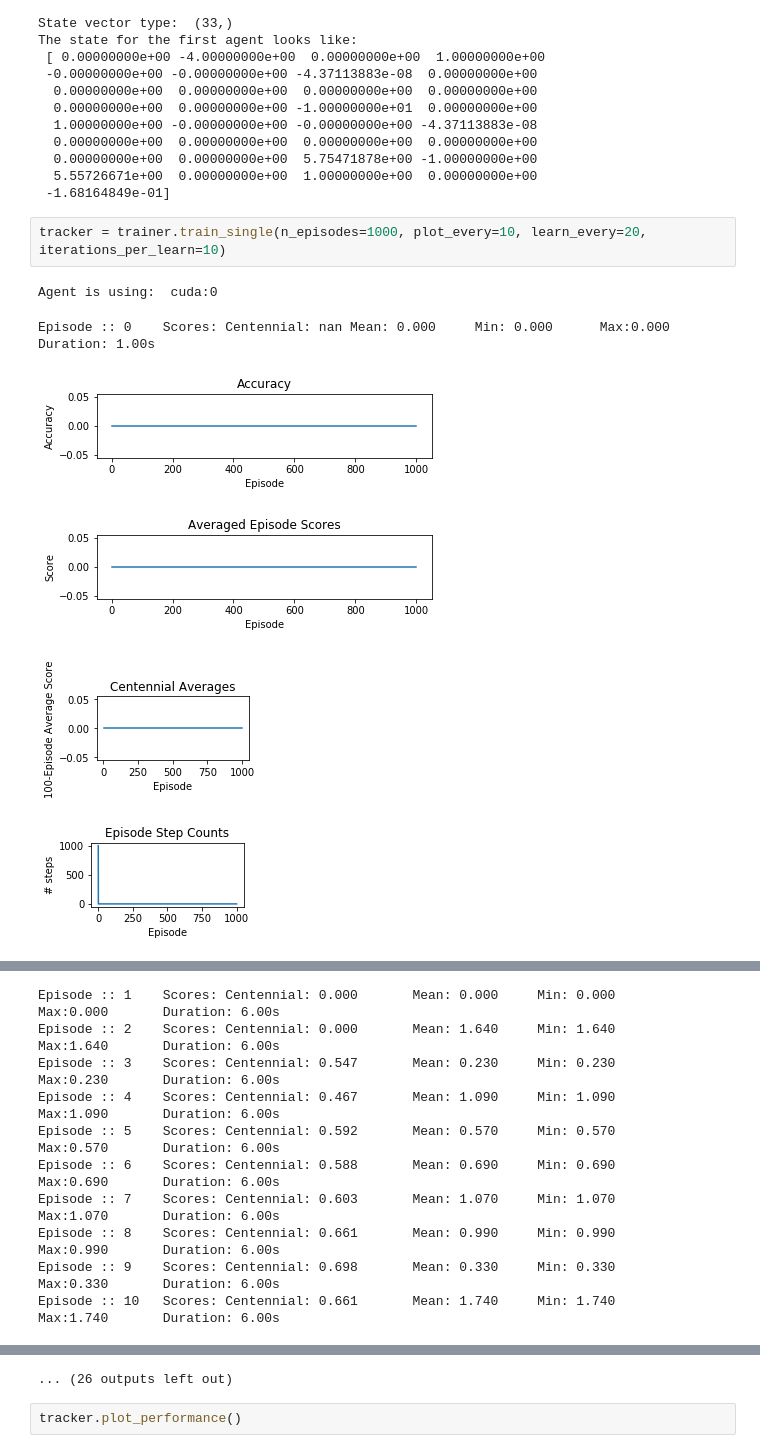
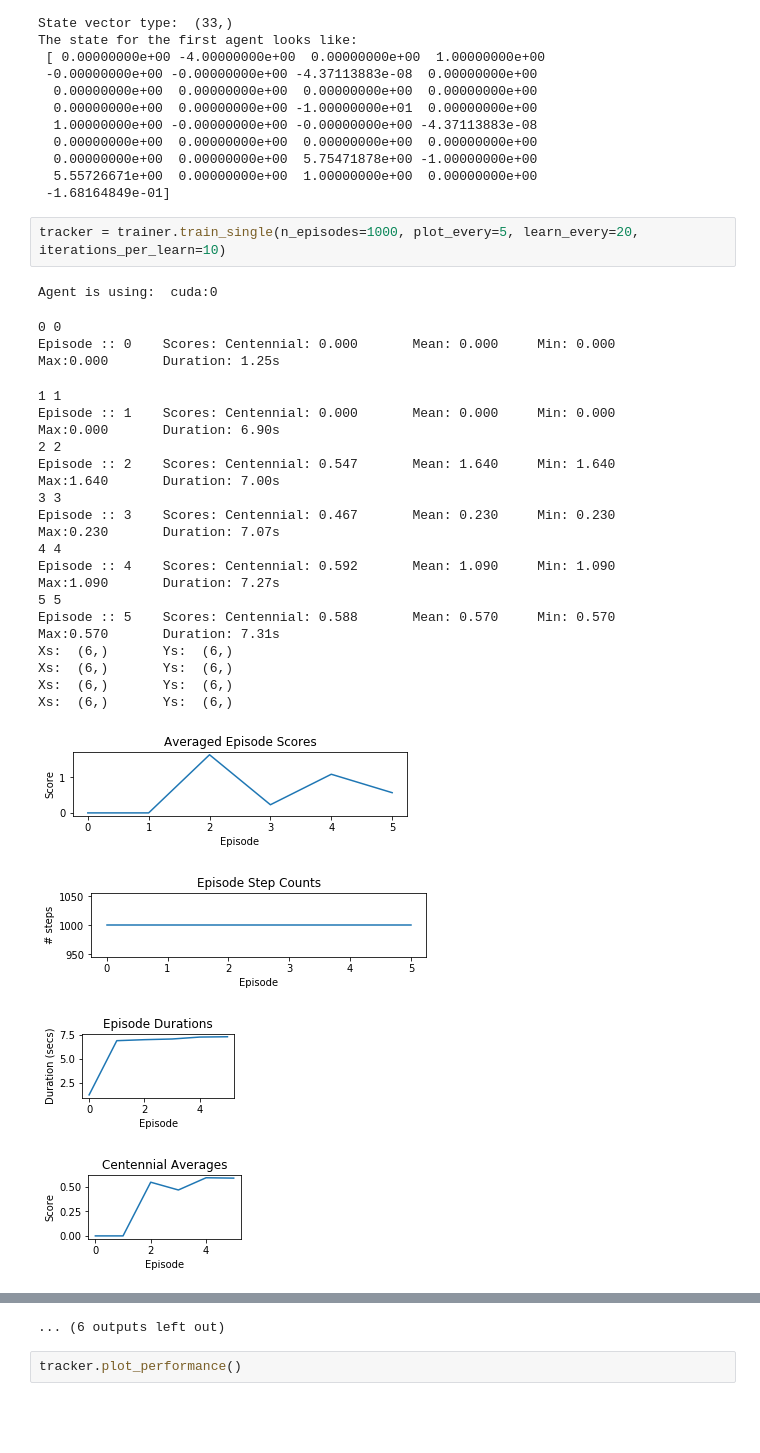
Before and after one commit to alikureishy/DRL-Continuous-Control, a Jupyter notebook: Continuous_Control.ipynb, the cells around one changed output, grey strips where cells are left out. Saved outputs shown, nothing was run; the diff lists cells and outputs as text; blank space fills up the shorter version.

```diff
--- a/Continuous_Control.ipynb
+++ b/Continuous_Control.ipynb
@@ -90,11 +90,26 @@ The state for the first agent looks like:
   5.55726671e+00  0.00000000e+00  1.00000000e+00  0.00000000e+00
  -1.68164849e-01]
 # %%
-tracker = trainer.train_single(n_episodes=1000, plot_every=10, learn_every=20, iterations_per_learn=10)
+tracker = trainer.train_single(n_episodes=1000, plot_every=5, learn_every=20, iterations_per_learn=10)
 # %% [output]
 Agent is using:  cuda:0
-Episode :: 0    Scores: Centennial: nan Mean: 0.000     Min: 0.000      Max:0.000       Duration: 1.00s
+0 0
+Episode :: 0    Scores: Centennial: 0.000       Mean: 0.000     Min: 0.000      Max:0.000       Duration: 1.25s
+1 1
+Episode :: 1    Scores: Centennial: 0.000       Mean: 0.000     Min: 0.000      Max:0.000       Duration: 6.90s
+2 2
+Episode :: 2    Scores: Centennial: 0.547       Mean: 1.640     Min: 1.640      Max:1.640       Duration: 7.00s
+3 3
+Episode :: 3    Scores: Centennial: 0.467       Mean: 0.230     Min: 0.230      Max:0.230       Duration: 7.07s
+4 4
+Episode :: 4    Scores: Centennial: 0.592       Mean: 1.090     Min: 1.090      Max:1.090       Duration: 7.27s
+5 5
+Episode :: 5    Scores: Centennial: 0.588       Mean: 0.570     Min: 0.570      Max:0.570       Duration: 7.31s
+Xs:  (6,)       Ys:  (6,)
+Xs:  (6,)       Ys:  (6,)
+Xs:  (6,)       Ys:  (6,)
+Xs:  (6,)       Ys:  (6,)
-[figure, old version]
+[figure, new version]
-[figure, old version]
+[figure, new version]
-[figure, old version]
+[figure, new version]
-[figure, old version]
+[figure, new version]
@@ -102,10 +130,0 @@ Episode :: 0    Scores: Centennial: nan Mean: 0.000     Min: 0.000      Max:0.00
-Episode :: 1    Scores: Centennial: 0.000       Mean: 0.000     Min: 0.000      Max:0.000       Duration: 6.00s
-Episode :: 2    Scores: Centennial: 0.000       Mean: 1.640     Min: 1.640      Max:1.640       Duration: 6.00s
-Episode :: 3    Scores: Centennial: 0.547       Mean: 0.230     Min: 0.230      Max:0.230       Duration: 6.00s
-Episode :: 4    Scores: Centennial: 0.467       Mean: 1.090     Min: 1.090      Max:1.090       Duration: 6.00s
-Episode :: 5    Scores: Centennial: 0.592       Mean: 0.570     Min: 0.570      Max:0.570       Duration: 6.00s
-Episode :: 6    Scores: Centennial: 0.588       Mean: 0.690     Min: 0.690      Max:0.690       Duration: 6.00s
-Episode :: 7    Scores: Centennial: 0.603       Mean: 1.070     Min: 1.070      Max:1.070       Duration: 6.00s
-Episode :: 8    Scores: Centennial: 0.661       Mean: 0.990     Min: 0.990      Max:0.990       Duration: 6.00s
-Episode :: 9    Scores: Centennial: 0.698       Mean: 0.330     Min: 0.330      Max:0.330       Duration: 6.00s
-Episode :: 10   Scores: Centennial: 0.661       Mean: 1.740     Min: 1.740      Max:1.740       Duration: 6.00s
@@ -116,3 +134,3 @@ Episode :: 10   Scores: Centennial: 0.661       Mean: 1.740     Min: 1.740
-... (26 outputs left out)
+... (6 outputs left out)
 # %%
 tracker.plot_performance()
```
Also changed, not shown: parts of 1 cell of this notebook, 2 other files.
